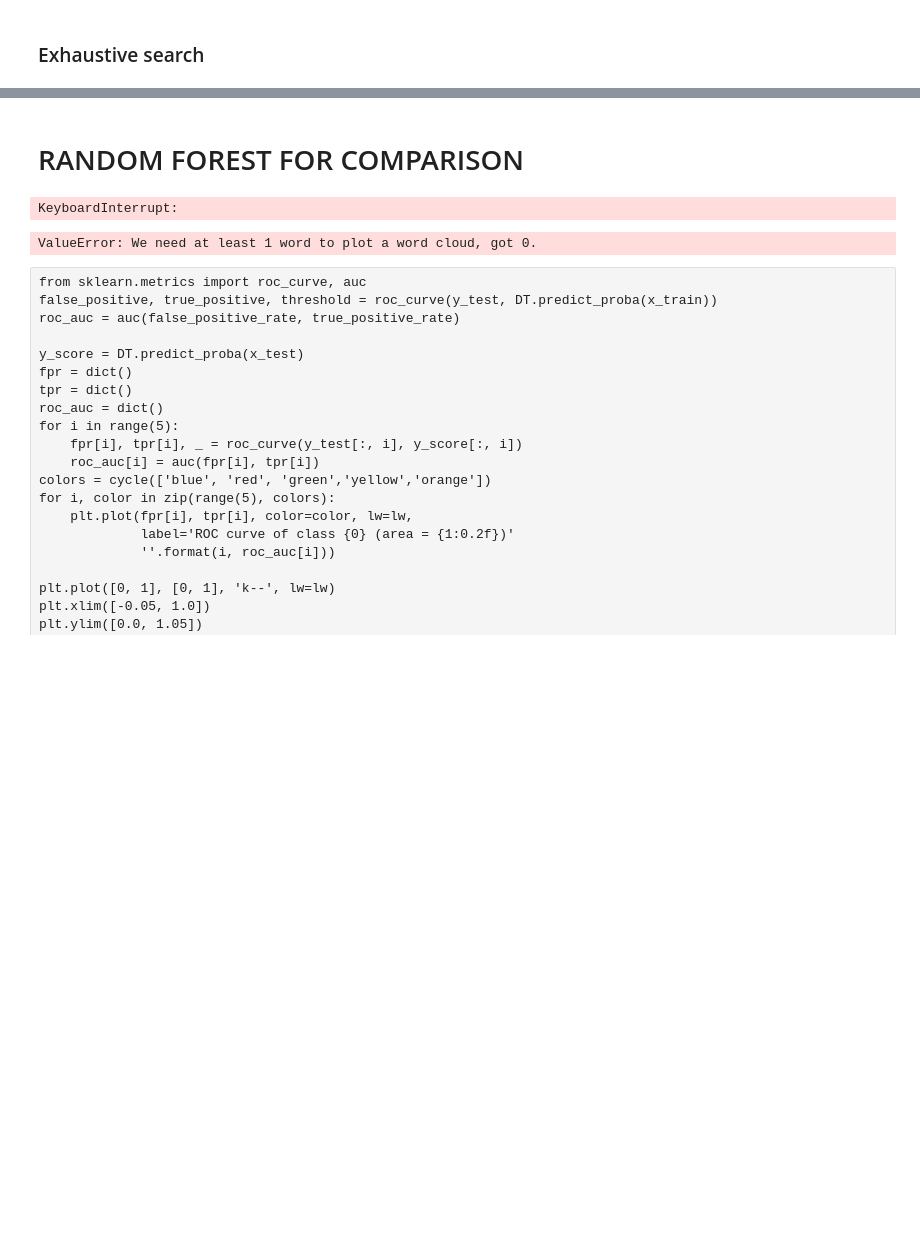
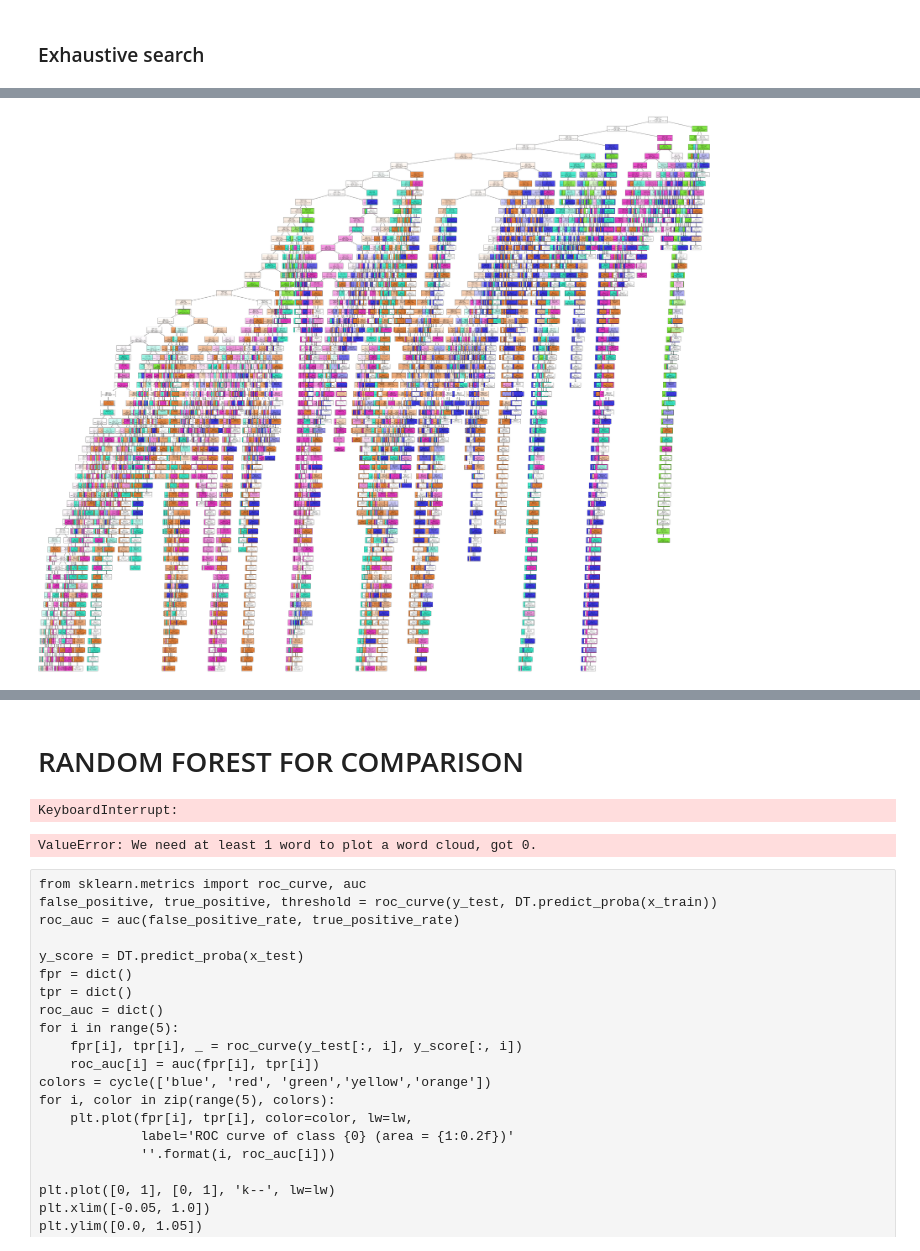
Before and after one commit to P3-CS760/How-will-you-die, a Jupyter notebook: Decision Tree (Manner of Death).ipynb, the cells around one changed output, grey strips where cells are left out. Cells and saved outputs as stored; diff of their text form; code cells hidden in the pictures; blank space fills up the shorter version.

```diff
--- a/Decision Tree (Manner of Death).ipynb
+++ b/Decision Tree (Manner of Death).ipynb
@@ -497,3 +420,10 @@ plt.tight_layout(h_pad=2, w_pad=3)
+# %%
+class_label = ['accident', 'capital punishment' ,'homicide' , 'natural causes','suicide']
+plt.figure(figsize= (60,50))
+tree.plot_tree(DTClass, fontsize=5,feature_names=vectorizer.get_feature_names_out(), class_names=class_label , filled=True)
+plt.tight_layout(h_pad=2, w_pad=3)
+# %% [output]
+[figure, added]
 # %%
 #getting features picked by decision tree
 decision_feature_importatnt = pd.DataFrame(
```
Also changed, not shown: parts of 23 cells of this notebook.
